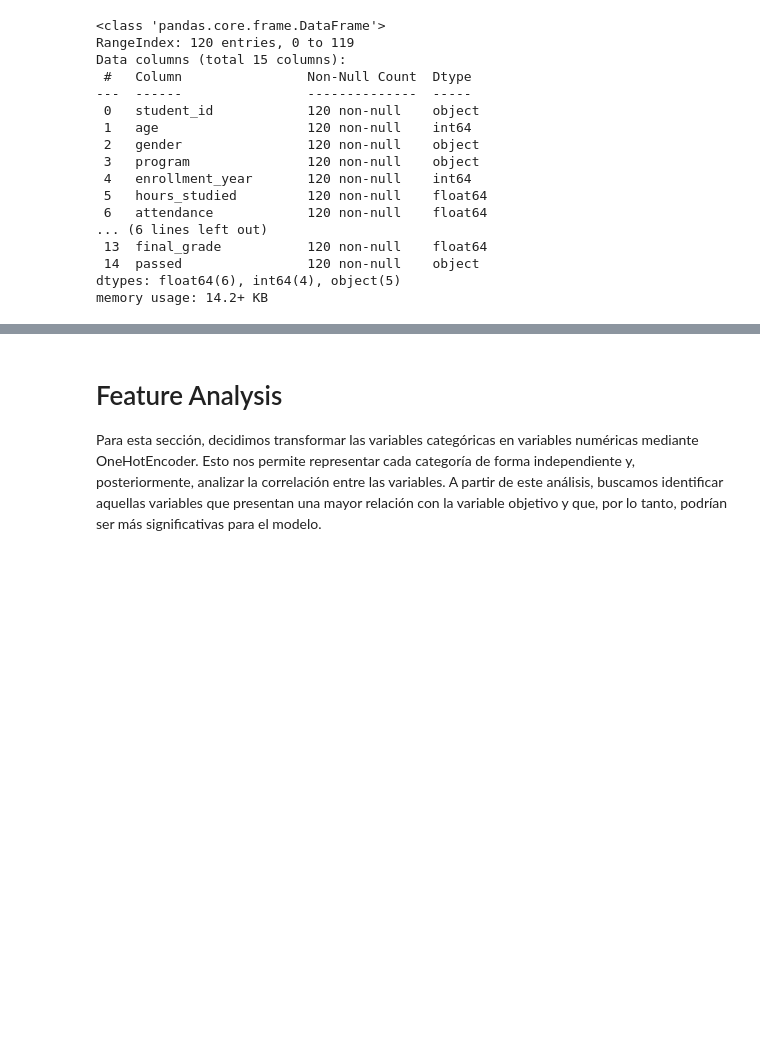
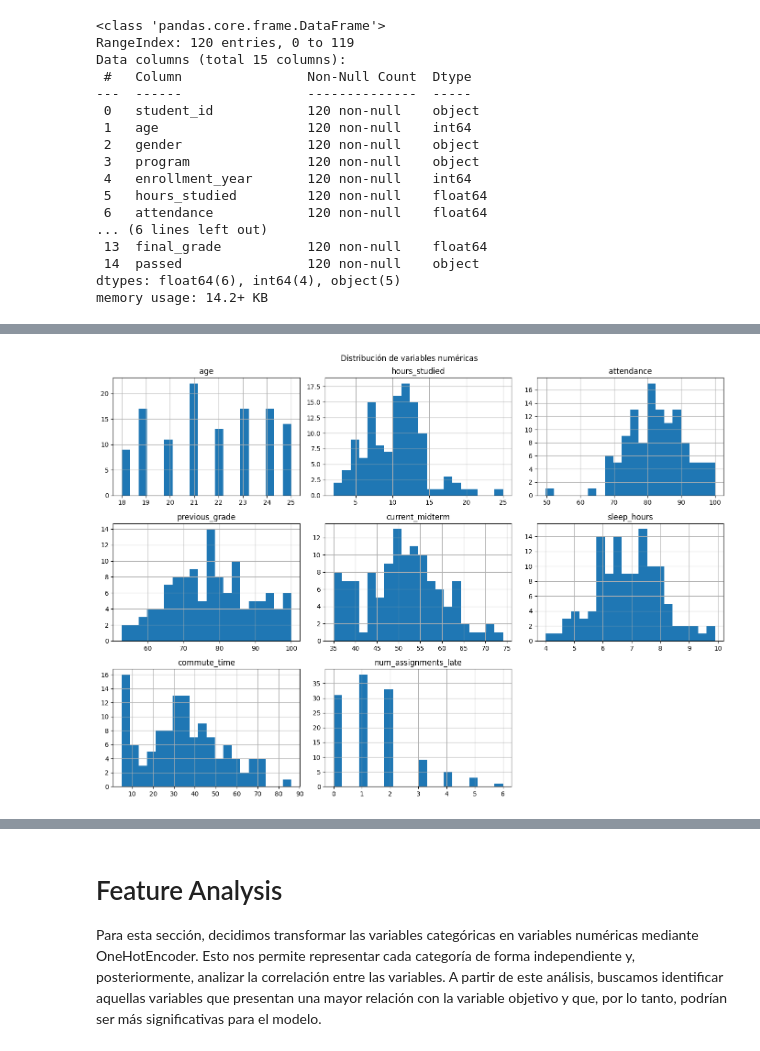
Before and after one commit to A01801224/Modulo_3_Bkron, a Jupyter notebook: Ejercicio_6/Modulo_3_Ejercicio_6.ipynb, the cells around one changed output, grey strips where cells are left out. Drawn from its saved outputs; the diff is of its cells as text; code cells hidden in the pictures; blank space fills up the shorter version.

```diff
--- a/Ejercicio_6/Modulo_3_Ejercicio_6.ipynb
+++ b/Ejercicio_6/Modulo_3_Ejercicio_6.ipynb
@@ -77,0 +117,10 @@ memory usage: 14.2+ KB
+# %%
+num_cols = ['age','hours_studied','attendance','previous_grade',
+            'current_midterm','sleep_hours','commute_time','num_assignments_late']
+
+df[num_cols].hist(figsize=(14,10), bins=20)
+plt.suptitle('Distribución de variables numéricas')
+plt.tight_layout()
+plt.show()
+# %% [output]
+[figure, added]
```
Also changed, not shown: parts of 11 cells of this notebook.
